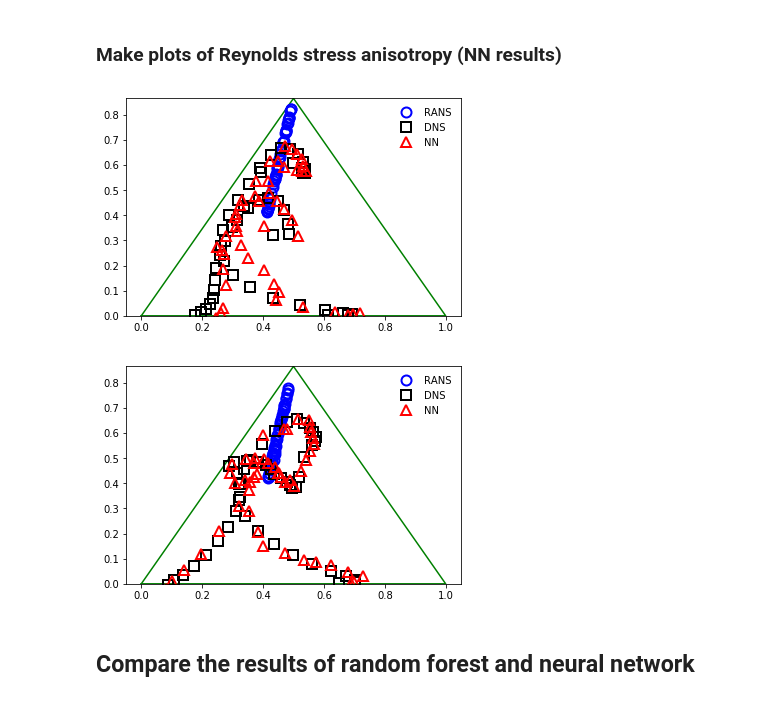
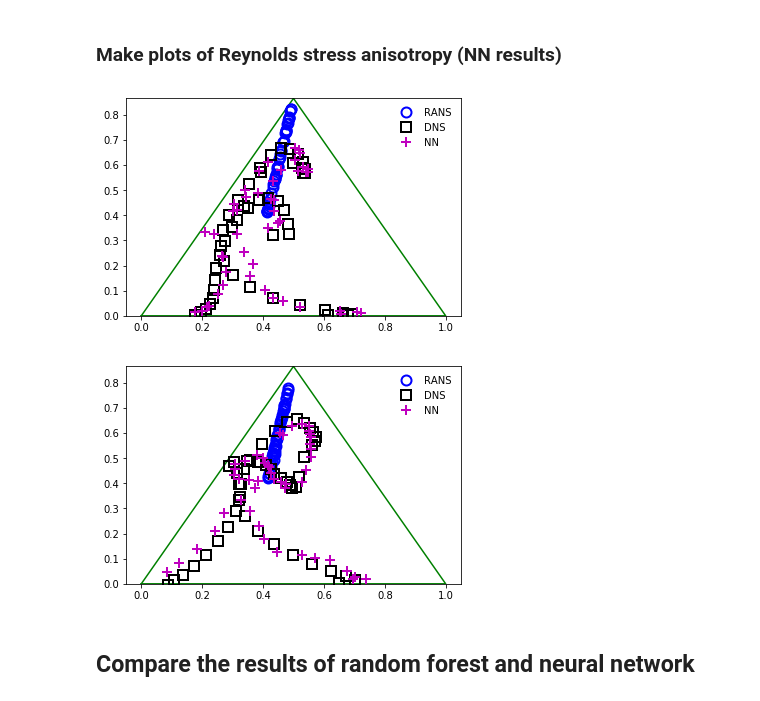
Before and after one commit to xiaoh/turbulence-modeling-PIML, a Jupyter notebook: regressionSolver.ipynb, the cells around one changed output. Drawn from its saved outputs; the diff is of its cells as text; code cells hidden in the pictures.

```diff
--- a/regressionSolver.ipynb
+++ b/regressionSolver.ipynb
@@ -187,0 +163,12 @@ def compareResults(dataFolderRANS, testResponses, testResponsesPred_RF, testResp
+# %%
+def iterateLines(dataFolderRANS, testResponses, testResponsesPred, name, symbol='r^'):
+    # Start index of different sample lines
+    indexList = [0, 98, 191, 287, 385, 483, 581, 679, 777, 875, 971]
+    # Make plots at x=2 and x=4
+    for iterN in [3,5]:
+        XiEta = np.loadtxt(dataFolderRANS + 'line' + str(iterN) + '_XiEta.xy')
+        startIndex = indexList[iterN-1]
+        endIndex = indexList[iterN]
+        plotXiEta(XiEta, testResponses[startIndex:endIndex,:],
+                         testResponsesPred[startIndex:endIndex,:], name, symbol)
+    #plt.show()
@@ -210,5 +210,5 @@ plt.show()
 # %%
-Nepochs = 5000
+Nepochs = 1000
 time_begin_NN = time.time()
 # Make prediction via the neural network
 testResponsesPred_NN = keras_nn(trainFeatures, trainResponses, testFeatures, Nepochs)
@@ -217,11 +217,12 @@ time_end_NN = time.time()
 ### Make plots of Reynolds stress anisotropy (NN results)
 # %%
 dataFolderRANS = './database/pehill/XiEta-RANS/Re10595/'
-iterateLines(dataFolderRANS, testResponses, testResponsesPred_NN, name='NN')
+symbol = 'g+'
+iterateLines(dataFolderRANS, testResponses, testResponsesPred_NN, name='NN', symbol='m+')
 plt.show()
 # %% [output]
-[figure, old version]
+[figure, new version]
-[figure, old version]
+[figure, new version]
 # %% [markdown]
 ## Compare the results of random forest and neural network
 # %%
```
Also changed, not shown: parts of 7 cells of this notebook, 2 other files.
